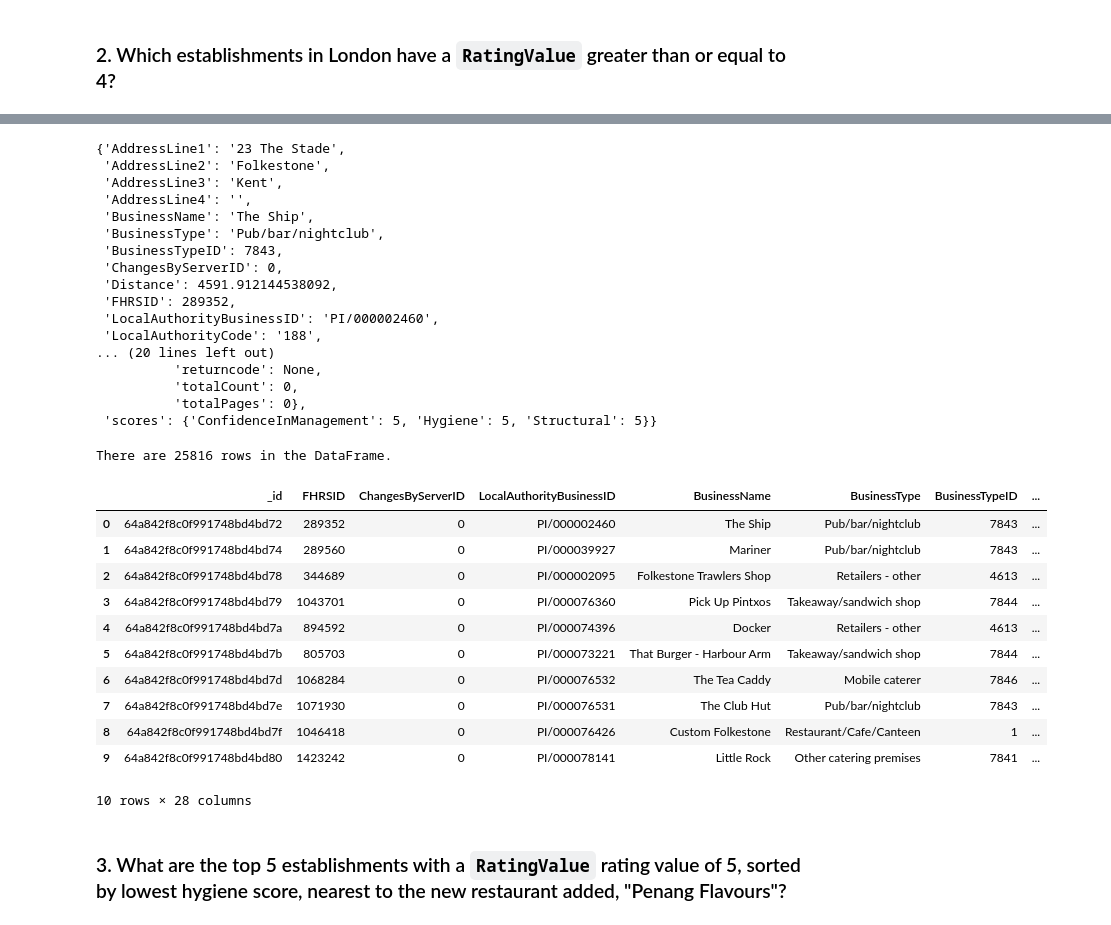
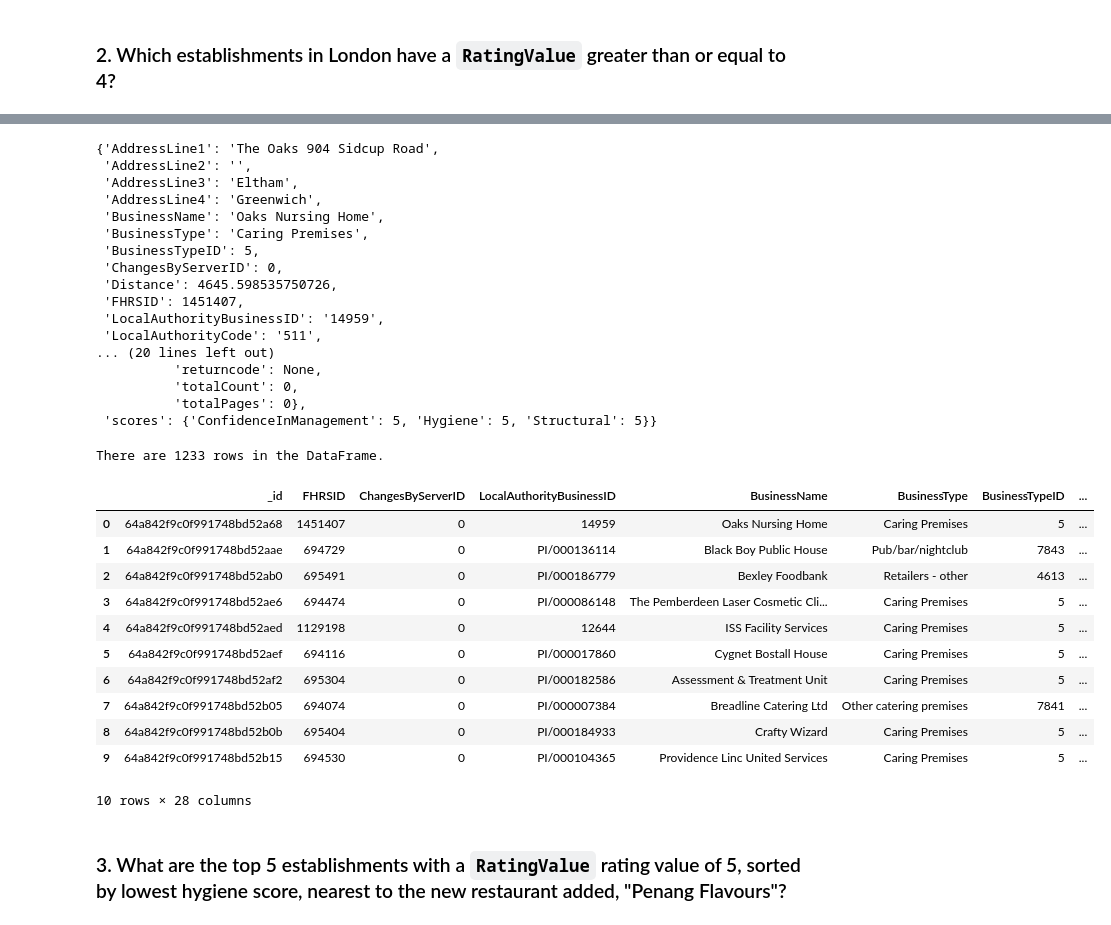
Before and after one commit to eacromwell/nosql_challenge, a Jupyter notebook: NoSQL_analysis_starter.ipynb, the cells around one changed output, grey strips where cells are left out. Saved outputs shown, nothing was run; the diff lists cells and outputs as text; code cells hidden in the pictures.

Commit message:
Included Regex operator

```diff
--- a/NoSQL_analysis_starter.ipynb
+++ b/NoSQL_analysis_starter.ipynb
@@ -139,0 +123,13 @@ There are 25816 document records of restaurants with a hygiene score of 20.
+# %%
+# Find the establishments with London as the Local Authority and has a RatingValue greater than or equal to 4.
+
+regex_pattern = "Greenwich"
+
+query = {
+    "LocalAuthorityName": {
+        "$regex": re.compile(regex_pattern, re.IGNORECASE)
+    },
+    "RatingValue": {"$gte": 4}
+}
+
+results = list(establishments.find(query))
@@ -141,51 +151,51 @@ There are 25816 document records of restaurants with a hygiene score of 20.
 # Display the first document in the results using pprint
 pprint(results[0])
 # %% [output]
-{'AddressLine1': '23 The Stade',
- 'AddressLine2': 'Folkestone',
- 'AddressLine3': 'Kent',
- 'AddressLine4': '',
- 'BusinessName': 'The Ship',
- 'BusinessType': 'Pub/bar/nightclub',
- 'BusinessTypeID': 7843,
+{'AddressLine1': 'The Oaks 904 Sidcup Road',
+ 'AddressLine2': '',
+ 'AddressLine3': 'Eltham',
+ 'AddressLine4': 'Greenwich',
+ 'BusinessName': 'Oaks Nursing Home',
+ 'BusinessType': 'Caring Premises',
+ 'BusinessTypeID': 5,
  'ChangesByServerID': 0,
- 'Distance': 4591.912144538092,
- 'FHRSID': 289352,
- 'LocalAuthorityBusinessID': 'PI/000002460',
- 'LocalAuthorityCode': '188',
+ 'Distance': 4645.598535750726,
+ 'FHRSID': 1451407,
+ 'LocalAuthorityBusinessID': '14959',
+ 'LocalAuthorityCode': '511',
 ... (20 lines left out)
           'returncode': None,
           'totalCount': 0,
           'totalPages': 0},
  'scores': {'ConfidenceInManagement': 5, 'Hygiene': 5, 'Structural': 5}}
-# %%
-# Convert the result to a Pandas DataFrame
-df = pd.DataFrame(results)
-
-# Display the number of rows in the DataFrame
-
-rows = df.shape[0]
-print(f"There are {rows} rows in the DataFrame.")
-# %% [output]
-There are 25816 rows in the DataFrame.
+# %%
+# Convert the result to a Pandas DataFrame
+df = pd.DataFrame(results)
+
+# Display the number of rows in the DataFrame
+
+rows = df.shape[0]
+print(f"There are {rows} rows in the DataFrame.")
+# %% [output]
+There are 1233 rows in the DataFrame.
 # %%
 # Export a CSV
-df.to_csv('Resources/data_2_rating_4_and_above.csv', header=True)
+df.to_csv('Resources/data_2_london_rating_4_and_above.csv', header=True)
 
 # Display the first 10 rows of the DataFrame
 df.head(10)
 # %% [output]
 |  | _id | FHRSID | ChangesByServerID | LocalAuthorityBusinessID | BusinessName | BusinessType | BusinessTypeID | ... |
-| 0 | 64a842f8c0f991748bd4bd72 | 289352 | 0 | PI/000002460 | The Ship | Pub/bar/nightclub | 7843 | ... |
-| 1 | 64a842f8c0f991748bd4bd74 | 289560 | 0 | PI/000039927 | Mariner | Pub/bar/nightclub | 7843 | ... |
-| 2 | 64a842f8c0f991748bd4bd78 | 344689 | 0 | PI/000002095 | Folkestone Trawlers Shop | Retailers - other | 4613 | ... |
-| 3 | 64a842f8c0f991748bd4bd79 | 1043701 | 0 | PI/000076360 | Pick Up Pintxos | Takeaway/sandwich shop | 7844 | ... |
-| 4 | 64a842f8c0f991748bd4bd7a | 894592 | 0 | PI/000074396 | Docker | Retailers - other | 4613 | ... |
-| 5 | 64a842f8c0f991748bd4bd7b | 805703 | 0 | PI/000073221 | That Burger - Harbour Arm | Takeaway/sandwich shop | 7844 | ... |
-| 6 | 64a842f8c0f991748bd4bd7d | 1068284 | 0 | PI/000076532 | The Tea Caddy | Mobile caterer | 7846 | ... |
-| 7 | 64a842f8c0f991748bd4bd7e | 1071930 | 0 | PI/000076531 | The Club Hut | Pub/bar/nightclub | 7843 | ... |
-| 8 | 64a842f8c0f991748bd4bd7f | 1046418 | 0 | PI/000076426 | Custom Folkestone | Restaurant/Cafe/Canteen | 1 | ... |
-| 9 | 64a842f8c0f991748bd4bd80 | 1423242 | 0 | PI/000078141 | Little Rock | Other catering premises | 7841 | ... |
+| 0 | 64a842f9c0f991748bd52a68 | 1451407 | 0 | 14959 | Oaks Nursing Home | Caring Premises | 5 | ... |
+| 1 | 64a842f9c0f991748bd52aae | 694729 | 0 | PI/000136114 | Black Boy Public House | Pub/bar/nightclub | 7843 | ... |
+| 2 | 64a842f9c0f991748bd52ab0 | 695491 | 0 | PI/000186779 | Bexley Foodbank | Retailers - other | 4613 | ... |
+| 3 | 64a842f9c0f991748bd52ae6 | 694474 | 0 | PI/000086148 | The Pemberdeen Laser Cosmetic Cli... | Caring Premises | 5 | ... |
+| 4 | 64a842f9c0f991748bd52aed | 1129198 | 0 | 12644 | ISS Facility Services | Caring Premises | 5 | ... |
+| 5 | 64a842f9c0f991748bd52aef | 694116 | 0 | PI/000017860 | Cygnet Bostall House | Caring Premises | 5 | ... |
+| 6 | 64a842f9c0f991748bd52af2 | 695304 | 0 | PI/000182586 | Assessment & Treatment Unit | Caring Premises | 5 | ... |
+| 7 | 64a842f9c0f991748bd52b05 | 694074 | 0 | PI/000007384 | Breadline Catering Ltd | Other catering premises | 7841 | ... |
+| 8 | 64a842f9c0f991748bd52b0b | 695404 | 0 | PI/000184933 | Crafty Wizard | Caring Premises | 5 | ... |
+| 9 | 64a842f9c0f991748bd52b15 | 694530 | 0 | PI/000104365 | Providence Linc United Services | Caring Premises | 5 | ... |
 10 rows × 28 columns
 # %% [markdown]
 ### 3. What are the top 5 establishments with a `RatingValue` rating value of 5, sorted by lowest hygiene score, nearest to the new restaurant added, "Penang Flavours"?
```
Also changed, not shown: parts of 23 cells of this notebook.
